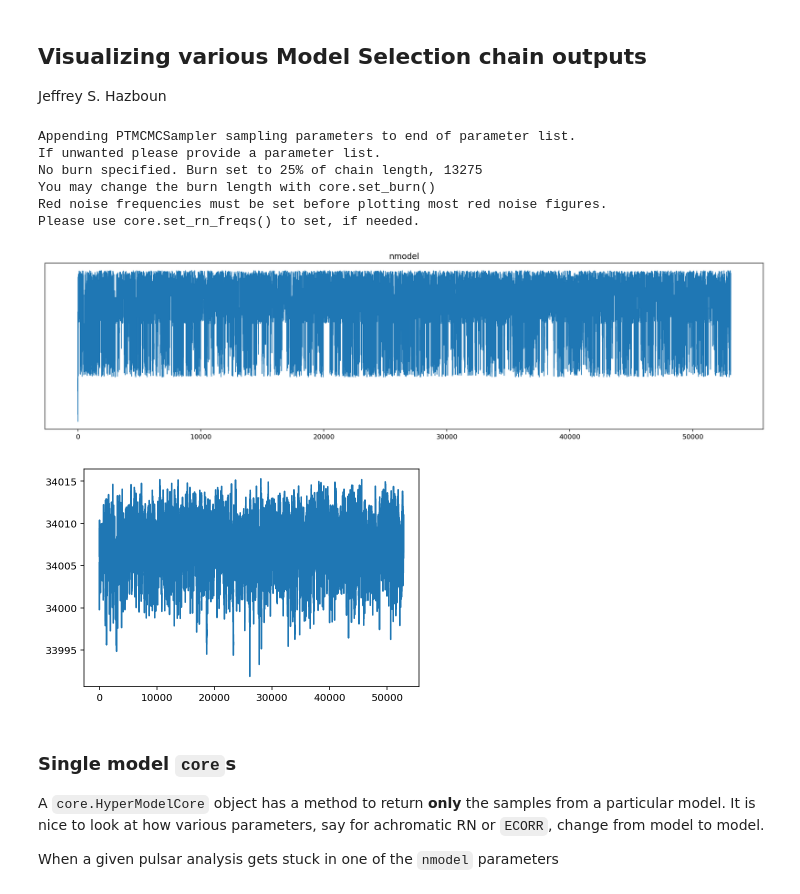
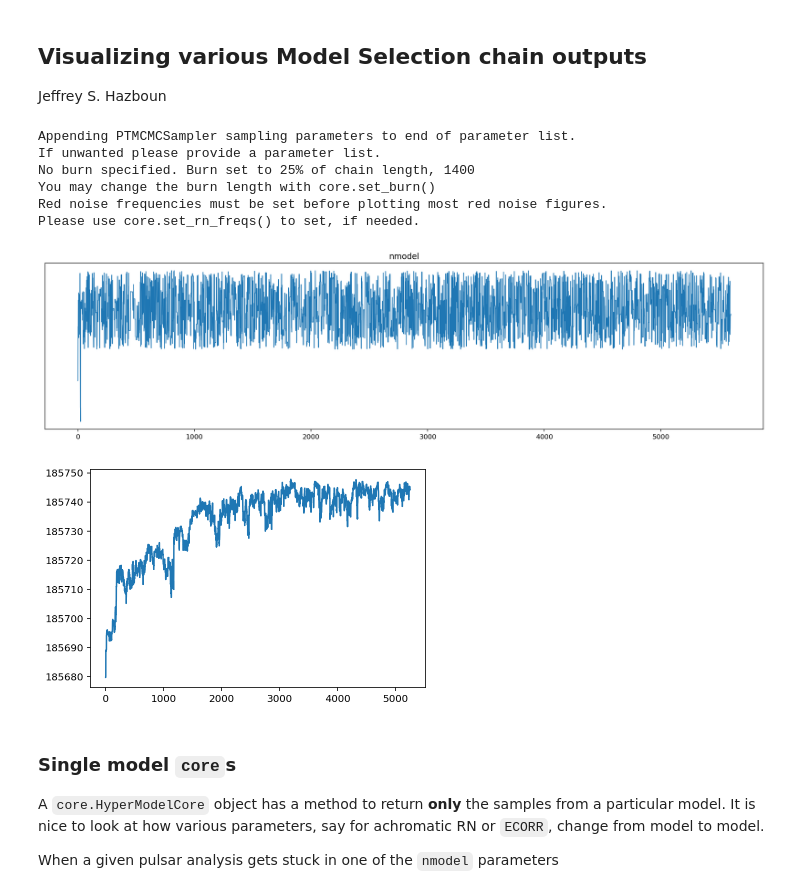
Before and after one commit to Hazboun6/noise_model_selection, a Jupyter notebook: chain_visualization.ipynb, the cells around one changed output. Cells and saved outputs as stored; diff of their text form; code cells hidden in the pictures.

```diff
--- a/chain_visualization.ipynb
+++ b/chain_visualization.ipynb
@@ -18,15 +18,15 @@ import la_forge.diagnostics as dg
 import la_forge.core as co
 from la_forge.rednoise import plot_rednoise_spectrum, plot_free_spec
 # %%
-psrname = 'J1911+1347'
-chaindir = '/Users/hazboun/nanograv_detection/ent_ext_testing/{}/nondiag_dmgp/'.format(psrname)
+psrname = 'J1600-3053'#'J1911+1347'#
+chaindir = '/Users/hazboun/nanograv_detection/ent_ext_testing/{}/chrom_dmgp/'.format(psrname)
 # %%
 cH=co.HyperModelCore(label='PSR {}, DM Model Selection',
                      chaindir=chaindir)
 # %% [output]
 Appending PTMCMCSampler sampling parameters to end of parameter list.
 If unwanted please provide a parameter list.
-No burn specified. Burn set to 25% of chain length, 13275
+No burn specified. Burn set to 25% of chain length, 1400
 You may change the burn length with core.set_burn()
 Red noise frequencies must be set before plotting most red noise figures.
 Please use core.set_rn_freqs() to set, if needed.
@@ -34,12 +34,12 @@ Please use core.set_rn_freqs() to set, if needed.
 dg.plot_chains(cH,hist=False,pars=['nmodel'],ncols=1,
                title_y=1.05,suptitle='')
 # %% [output]
-[figure, old version]
+[figure, new version]
 # %%
-plt.plot(cH.get_param('lnlike',to_burn=False)[200:])
+plt.plot(cH.get_param('lnlike',to_burn=False)[350:])
 plt.show()
 # %% [output]
-[figure, old version]
+[figure, new version]
 # %% [markdown]
 ### Single model `core`s
 A `core.HyperModelCore` object has a method to return __only__ the samples from a particular model. It is nice to look at how various parameters, say for achromatic RN or `ECORR`, change from model to model.
```
Also changed, not shown: parts of 17 cells of this notebook, 1 other file.
